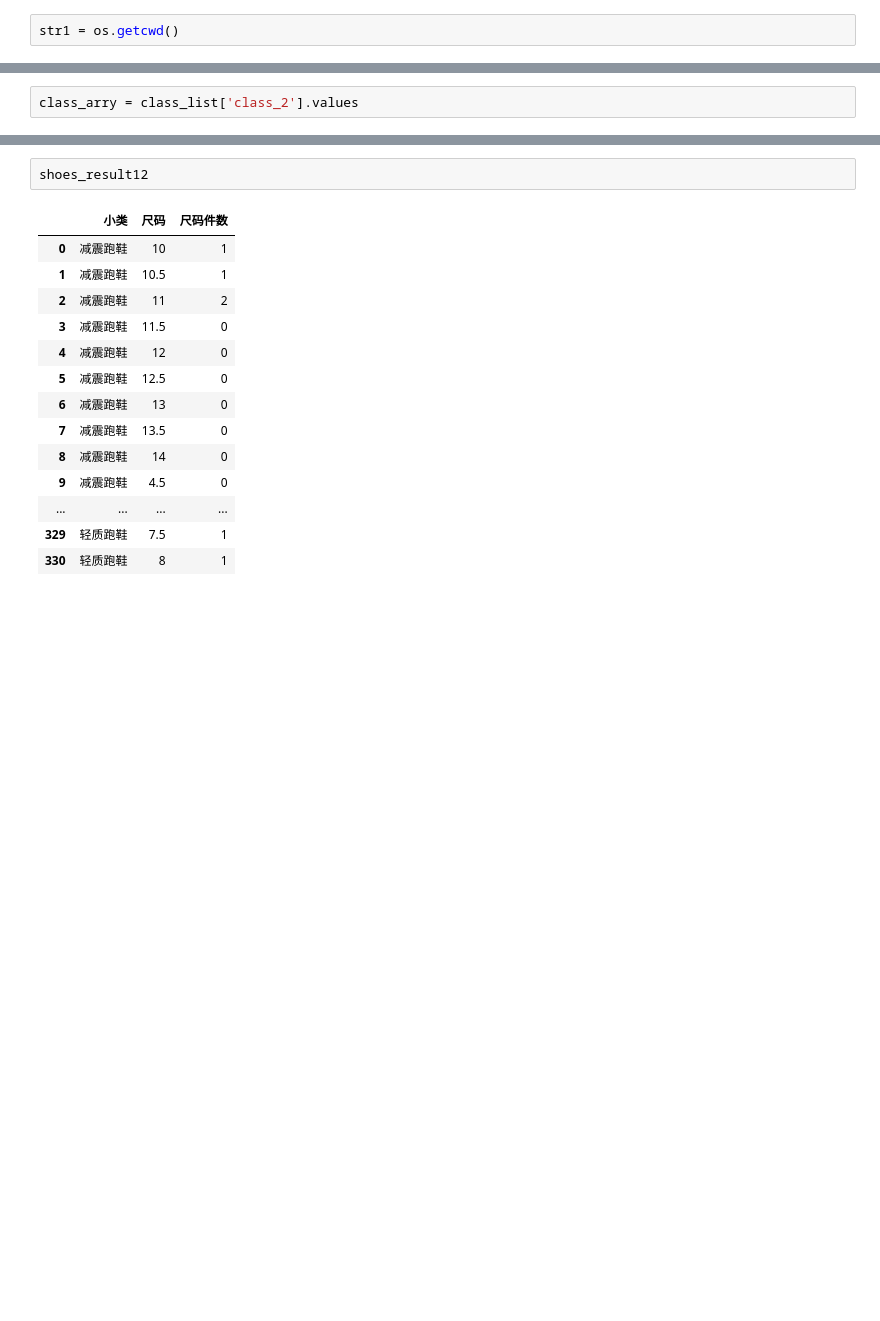
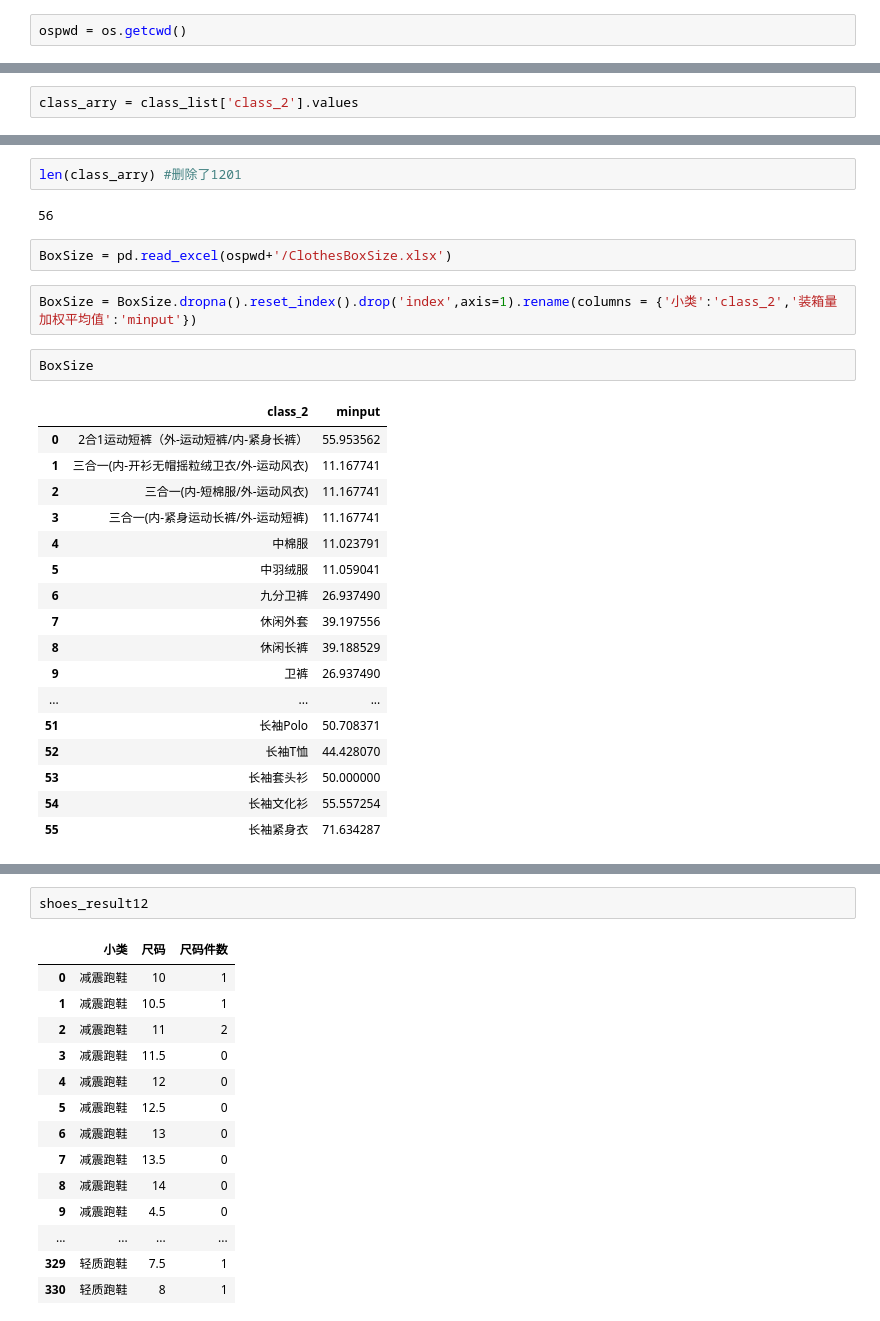
Before and after one commit to liujunnuist/readcode, a Jupyter notebook: LiNingClothes.ipynb, the cells around one changed output, grey strips where cells are left out. Cells and saved outputs as stored; diff of their text form; blank space fills up the shorter version.

```diff
--- a/LiNingClothes.ipynb
+++ b/LiNingClothes.ipynb
@@ -6,7 +6,7 @@ import openpyxl
 import datetime as dt
 import os
 # %%
-str1 = os.getcwd()
+ospwd = os.getcwd()
 # %%
 str1
 # %% [output]
@@ -72 +61,29 @@ array(['减震跑鞋', '户外休闲鞋', '潮流休闲鞋', '潮流拖鞋', '
+# %%
+len(class_arry) #删除了1201
+# %% [output]
+56
+# %%
+BoxSize = pd.read_excel(ospwd+'/ClothesBoxSize.xlsx')
+# %%
+BoxSize = BoxSize.dropna().reset_index().drop('index',axis=1).rename(columns = {'小类':'class_2','装箱量加权平均值':'minput'})
+# %%
+BoxSize
+# %% [output]
+|  | class_2 | minput |
+| 0 | 2合1运动短裤（外-运动短裤/内-紧身长裤） | 55.953562 |
+| 1 | 三合一(内-开衫无帽摇粒绒卫衣/外-运动风衣) | 11.167741 |
+| 2 | 三合一(内-短棉服/外-运动风衣) | 11.167741 |
+| 3 | 三合一(内-紧身运动长裤/外-运动短裤) | 11.167741 |
+| 4 | 中棉服 | 11.023791 |
+| 5 | 中羽绒服 | 11.059041 |
+| 6 | 九分卫裤 | 26.937490 |
+| 7 | 休闲外套 | 39.197556 |
+| 8 | 休闲长裤 | 39.188529 |
+| 9 | 卫裤 | 26.937490 |
+| ... | ... | ... |
+| 51 | 长袖Polo | 50.708371 |
+| 52 | 长袖T恤 | 44.428070 |
+| 53 | 长袖套头衫 | 50.000000 |
+| 54 | 长袖文化衫 | 55.557254 |
+| 55 | 长袖紧身衣 | 71.634287 |
 # %%
```
Also changed, not shown: parts of 19 cells of this notebook.
